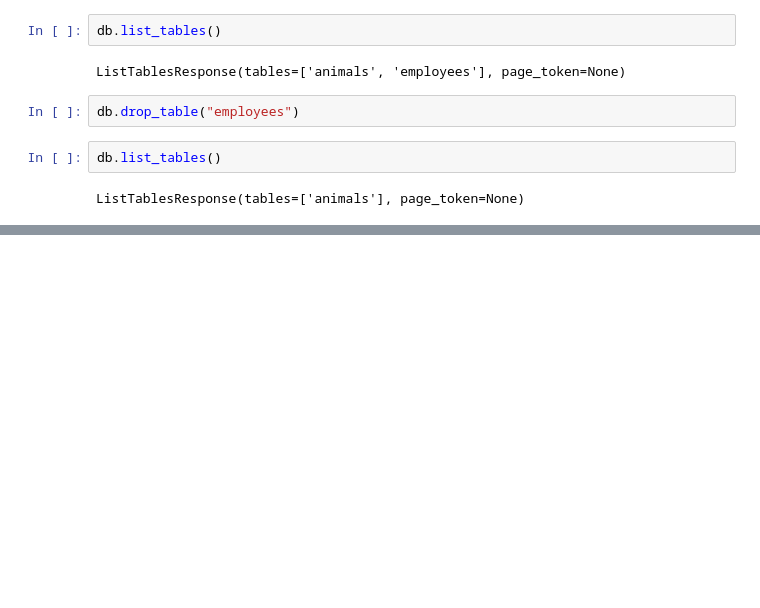
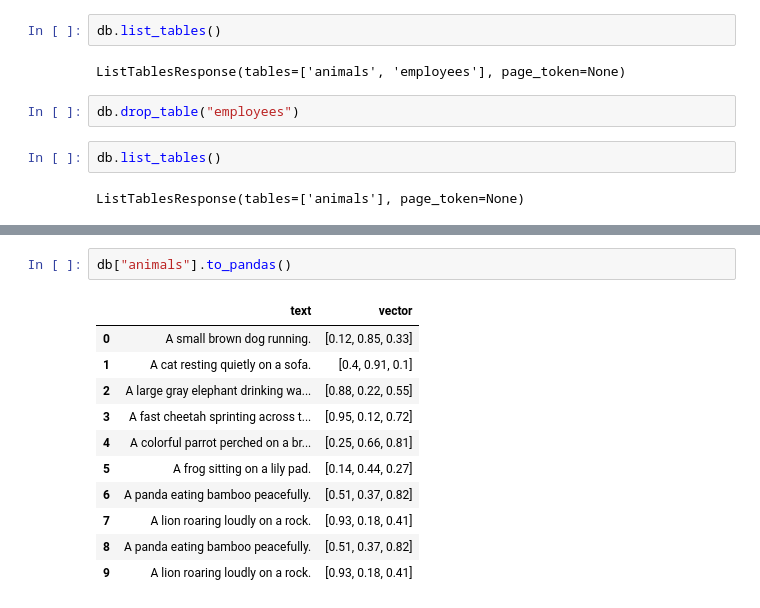
Before and after one commit to Vence85/ai_engineering_jonas_gustafsson, a Jupyter notebook: code-alongs/13_lancedb/lance_db_basics.ipynb, the cells around one changed output, grey strips where cells are left out. Saved outputs shown, nothing was run; the diff lists cells and outputs as text; blank space fills up the shorter version.

```diff
--- a/code-alongs/13_lancedb/lance_db_basics.ipynb
+++ b/code-alongs/13_lancedb/lance_db_basics.ipynb
@@ -127,0 +140,14 @@ ListTablesResponse(tables=['animals'], page_token=None)
+# %%
+db["animals"].to_pandas()
+# %% [output]
+|  | text | vector |
+| 0 | A small brown dog running. | [0.12, 0.85, 0.33] |
+| 1 | A cat resting quietly on a sofa. | [0.4, 0.91, 0.1] |
+| 2 | A large gray elephant drinking wa... | [0.88, 0.22, 0.55] |
+| 3 | A fast cheetah sprinting across t... | [0.95, 0.12, 0.72] |
+| 4 | A colorful parrot perched on a br... | [0.25, 0.66, 0.81] |
+| 5 | A frog sitting on a lily pad. | [0.14, 0.44, 0.27] |
+| 6 | A panda eating bamboo peacefully. | [0.51, 0.37, 0.82] |
+| 7 | A lion roaring loudly on a rock. | [0.93, 0.18, 0.41] |
+| 8 | A panda eating bamboo peacefully. | [0.51, 0.37, 0.82] |
+| 9 | A lion roaring loudly on a rock. | [0.93, 0.18, 0.41] |
```
Also changed, not shown: parts of 15 cells of this notebook, 9 other files.
